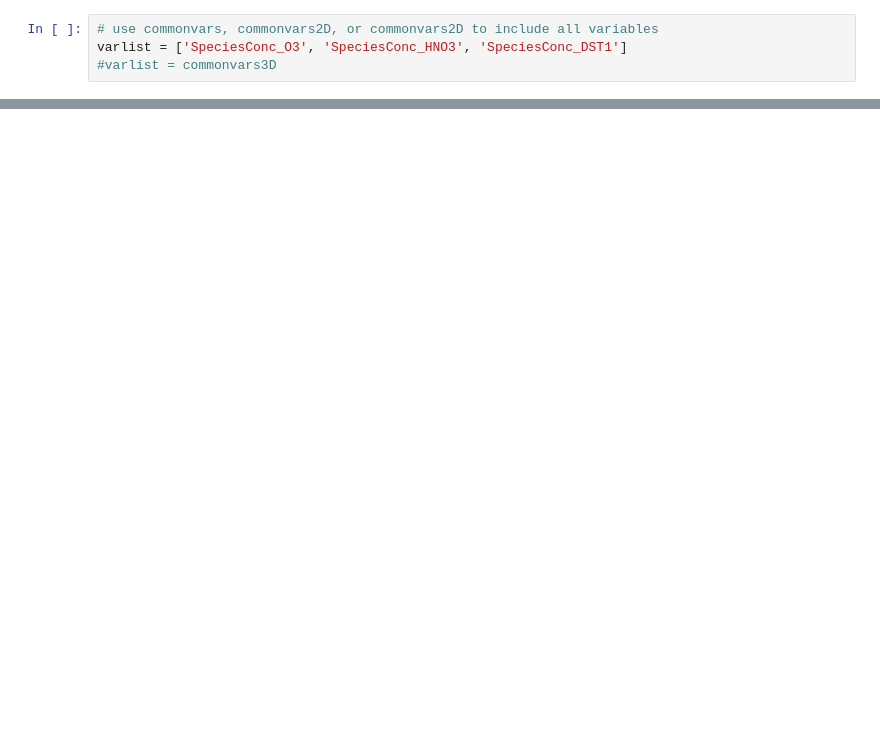
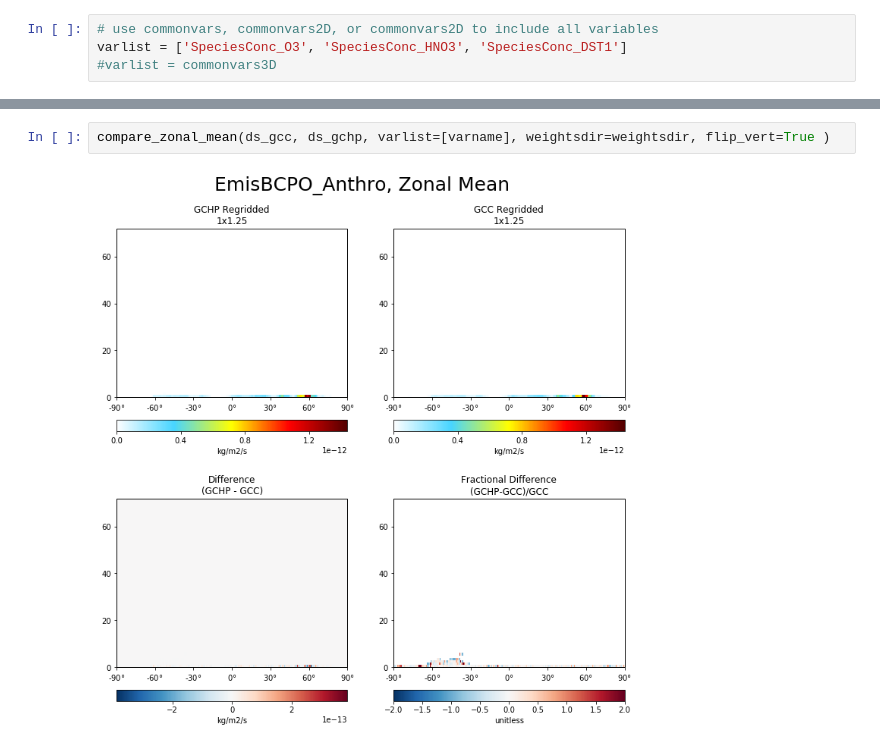
Before and after one commit to lizziel/geoschem_data_visualization, a Jupyter notebook: gchp_vs_gcc_comparison.ipynb, the cells around one changed output, grey strips where cells are left out. Drawn from its saved outputs; the diff is of its cells as text; blank space fills up the shorter version.

```diff
--- a/gchp_vs_gcc_comparison.ipynb
+++ b/gchp_vs_gcc_comparison.ipynb
@@ -750,0 +781,4 @@ Creating /n/home08/elundgren/GC/testruns/12.0.1/ifort17/plots/SpeciesConc_avg_Su
+# %%
+compare_zonal_mean(ds_gcc, ds_gchp, varlist=[varname], weightsdir=weightsdir, flip_vert=True )
+# %% [output]
+[figure, added]
```
Also changed, not shown: parts of 25 cells of this notebook.
